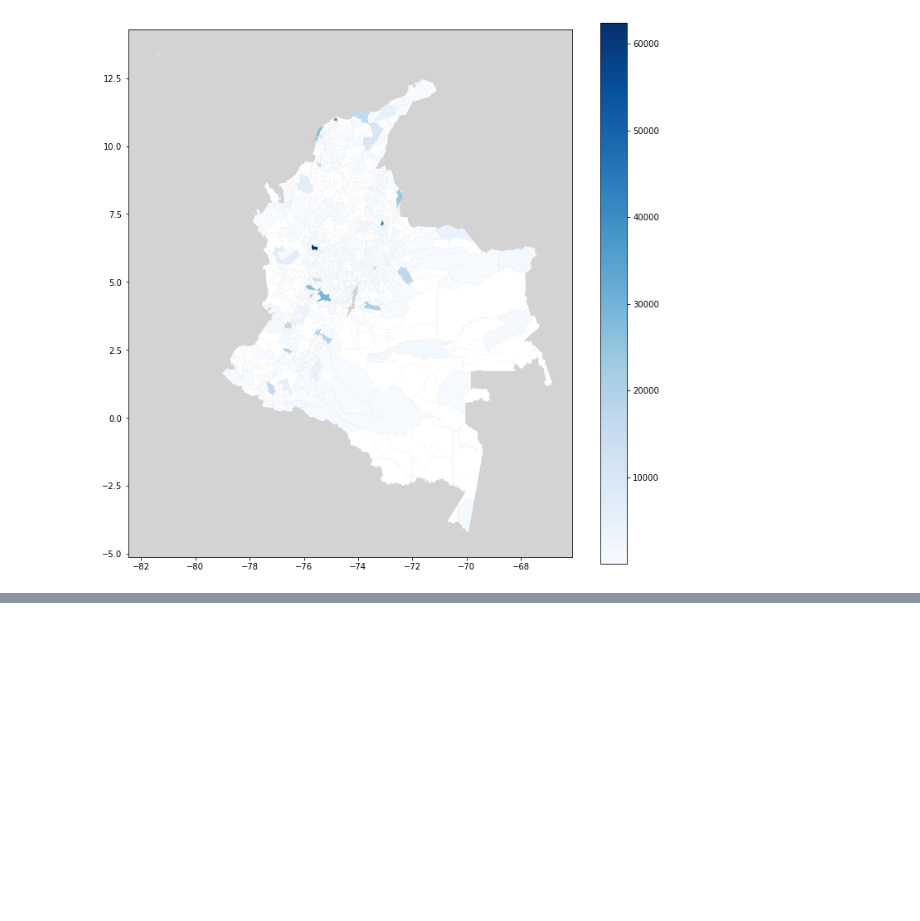
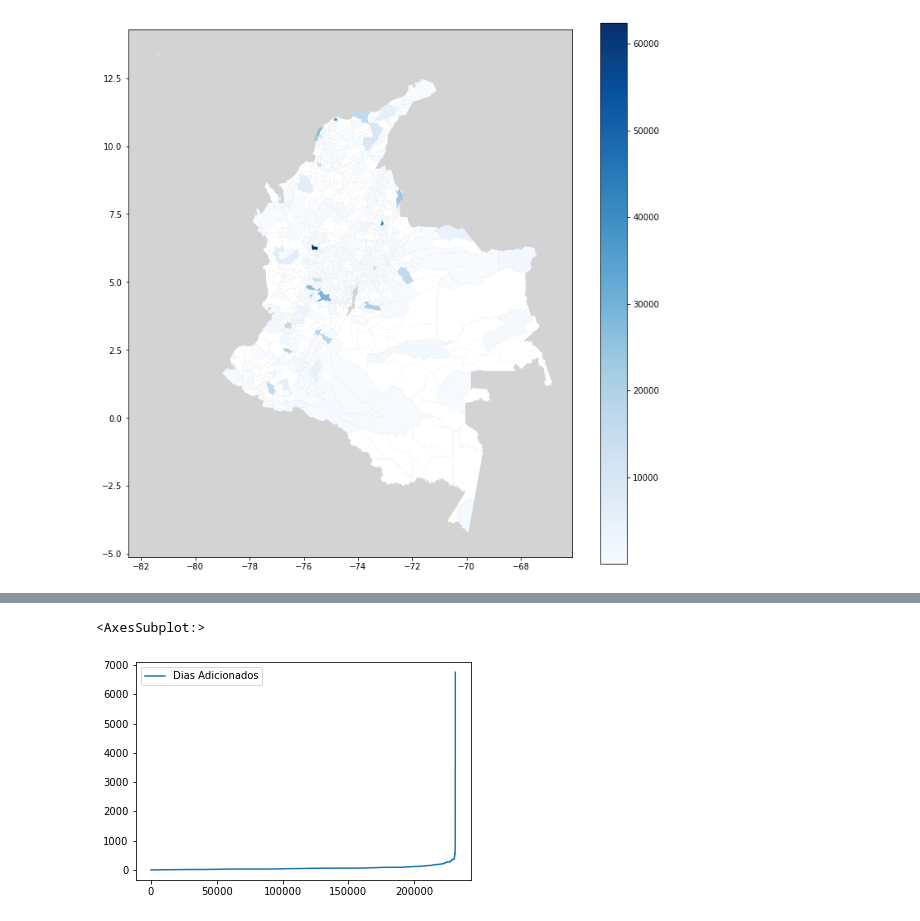
Before and after one commit to lumariaap15/secop-ds4a, a Jupyter notebook: EDA_secop_II.ipynb, the cells around one changed output, grey strips where cells are left out. Saved outputs shown, nothing was run; the diff lists cells and outputs as text; code cells hidden in the pictures; blank space fills up the shorter version.

Commit message:
Update EDA_secop_II.ipynb
CArga dias adicionados grafica

```diff
--- a/EDA_secop_II.ipynb
+++ b/EDA_secop_II.ipynb
@@ -322,0 +342,3 @@ df_group.sort_values(by='ID Contrato', ascending=False)[:15]
+# %%
+diasadd = df_contratos_electronicos[df_contratos_electronicos['Dias Adicionados']!=0].reset_index()
+diasadd['Dias Adicionados'].describe()
@@ -322,0 +355,7 @@ df_group.sort_values(by='ID Contrato', ascending=False)[:15]
+# %%
+diasadd=diasadd['Dias Adicionados'].sort_values().reset_index()
+diasadd = diasadd.drop(['index'],axis=1)
+diasadd.plot()
+# %% [output]
+<AxesSubplot:>
+[figure, added]
```
Also changed, not shown: parts of 9 cells of this notebook.
